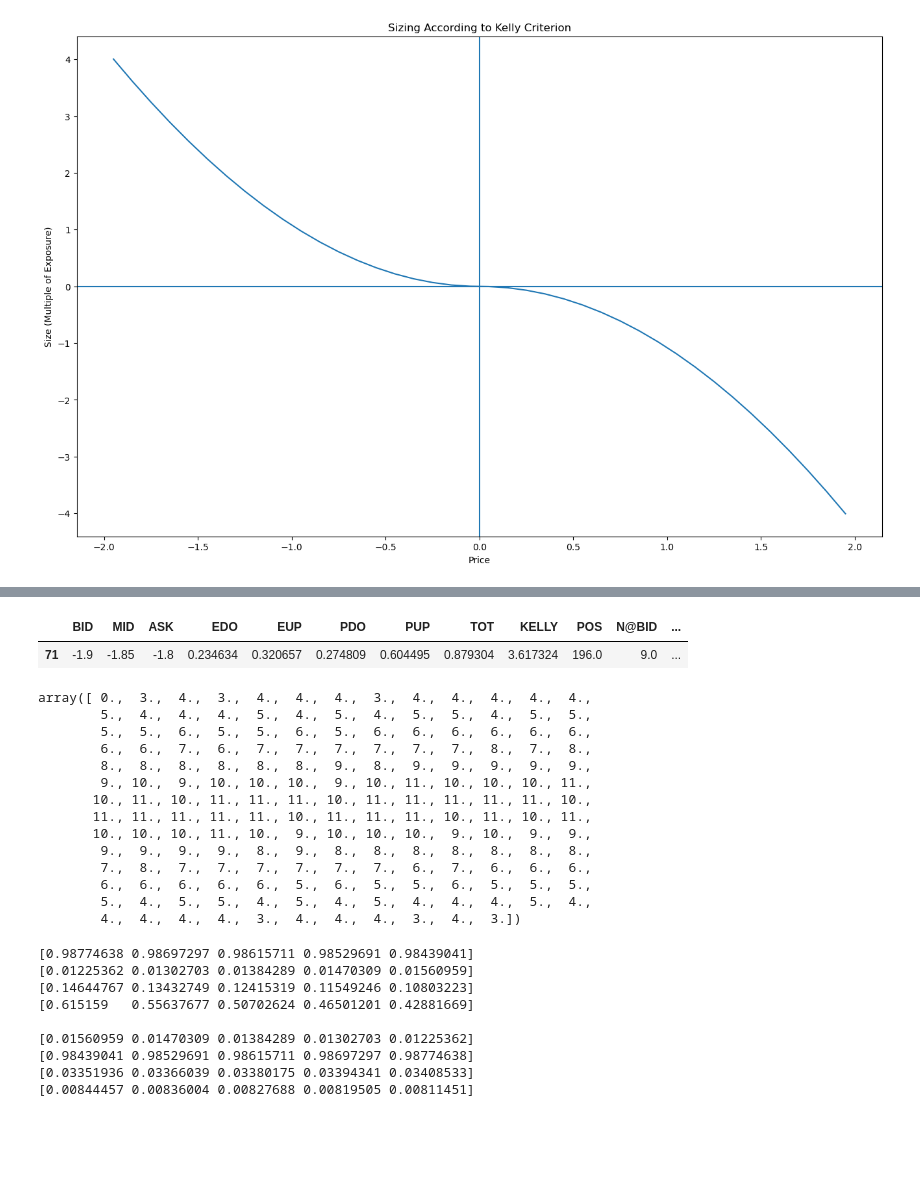
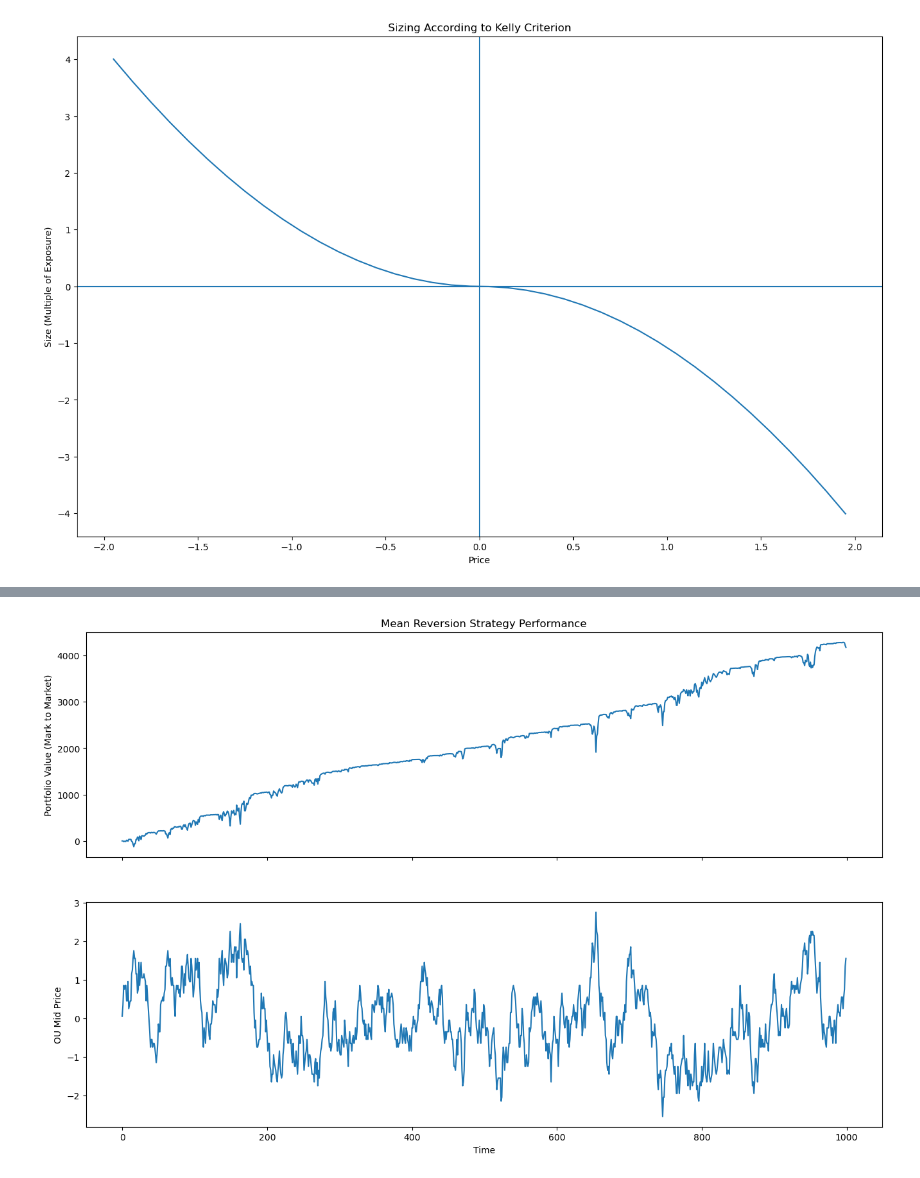
Before and after one commit to philipwlee/oumm, a Jupyter notebook: ou_market_making.ipynb, the cells around one changed output, grey strips where cells are left out. Saved outputs shown, nothing was run; the diff lists cells and outputs as text; code cells hidden in the pictures; blank space fills up the shorter version.

```diff
--- a/ou_market_making.ipynb
+++ b/ou_market_making.ipynb
@@ -321,5 +165,5 @@ class MeanRevertingStrategy(TradingStrategy):
 # %%
-strat = MeanRevertingStrategy(pripro, 1, 100)
+strat = MeanRevertingStrategy(pripro, 100, 3, 1)
 
 fig, axs = plt.subplots(1,2)
 
@@ -401,43 +204,0 @@ plt.step(strat.data["MID"], strat.data["POS"])
-# %%
-strat.data.iloc[(np.isclose(strat.data["MID"], -1.85))]
-# %% [output]
-|  | BID | MID | ASK | EDO | EUP | PDO | PUP | TOT | KELLY | POS | N@BID | ... |
-| 71 | -1.9 | -1.85 | -1.8 | 0.234634 | 0.320657 | 0.274809 | 0.604495 | 0.879304 | 3.617324 | 196.0 | 9.0 | ... |
-# %%
-position_array = np.round((strat.kelly * strat.exposure) / np.abs(strat.mids))
-
-quote_bids = np.zeros(position_array.shape)
-quote_asks = np.zeros(position_array.shape)
-quote_bids[1:] = position_array[:-1] - position_array[1:]
-quote_asks[:-1] = position_array[1:] - position_array[:-1]
-
-quote_bids
-# %% [output]
-array([ 0.,  3.,  4.,  3.,  4.,  4.,  4.,  3.,  4.,  4.,  4.,  4.,  4.,
-        5.,  4.,  4.,  4.,  5.,  4.,  5.,  4.,  5.,  5.,  4.,  5.,  5.,
-        5.,  5.,  6.,  5.,  5.,  6.,  5.,  6.,  6.,  6.,  6.,  6.,  6.,
-        6.,  6.,  7.,  6.,  7.,  7.,  7.,  7.,  7.,  7.,  8.,  7.,  8.,
-        8.,  8.,  8.,  8.,  8.,  8.,  9.,  8.,  9.,  9.,  9.,  9.,  9.,
-        9., 10.,  9., 10., 10., 10.,  9., 10., 11., 10., 10., 10., 11.,
-       10., 11., 10., 11., 11., 11., 10., 11., 11., 11., 11., 11., 10.,
-       11., 11., 11., 11., 11., 10., 11., 11., 11., 10., 11., 10., 11.,
-       10., 10., 10., 11., 10.,  9., 10., 10., 10.,  9., 10.,  9.,  9.,
-        9.,  9.,  9.,  9.,  8.,  9.,  8.,  8.,  8.,  8.,  8.,  8.,  8.,
-        7.,  8.,  7.,  7.,  7.,  7.,  7.,  7.,  6.,  7.,  6.,  6.,  6.,
-        6.,  6.,  6.,  6.,  6.,  5.,  6.,  5.,  5.,  6.,  5.,  5.,  5.,
-        5.,  4.,  5.,  5.,  4.,  5.,  4.,  5.,  4.,  4.,  4.,  5.,  4.,
-        4.,  4.,  4.,  4.,  3.,  4.,  4.,  4.,  3.,  4.,  3.])
-# %%
-print(p[:5], q[:5], a[:5], b[:5], sep='\n')
-print("")
-print(p[-5:], q[-5:], a[-5:], b[-5:], sep='\n')
-# %% [output]
-[0.98774638 0.98697297 0.98615711 0.98529691 0.98439041]
-[0.01225362 0.01302703 0.01384289 0.01470309 0.01560959]
-[0.14644767 0.13432749 0.12415319 0.11549246 0.10803223]
-[0.615159   0.55637677 0.50702624 0.46501201 0.42881669]
-
-[0.01560959 0.01470309 0.01384289 0.01302703 0.01225362]
-[0.98439041 0.98529691 0.98615711 0.98697297 0.98774638]
-[0.03351936 0.03366039 0.03380175 0.03394341 0.03408533]
-[0.00844457 0.00836004 0.00827688 0.00819505 0.00811451]
@@ -540,0 +205,14 @@ class MeanRevertingStrategy(TradingStrategy):
+# %%
+strat.fill_quality = 1.0
+
+strat.backtest()
+
+fig, axs = plt.subplots(2, sharex=True)
+axs[0].plot(strat.trades["M2MPORT"])
+axs[1].plot(strat.trades["MID"])
+axs[0].set(title="Mean Reversion Strategy Performance", ylabel="Portfolio Value (Mark to Market)")
+axs[1].set(xlabel="Time", ylabel="OU Mid Price")
+
+plt.show()
+# %% [output]
+[figure, added]
```
Also changed, not shown: parts of 16 cells of this notebook, 1 other file.
